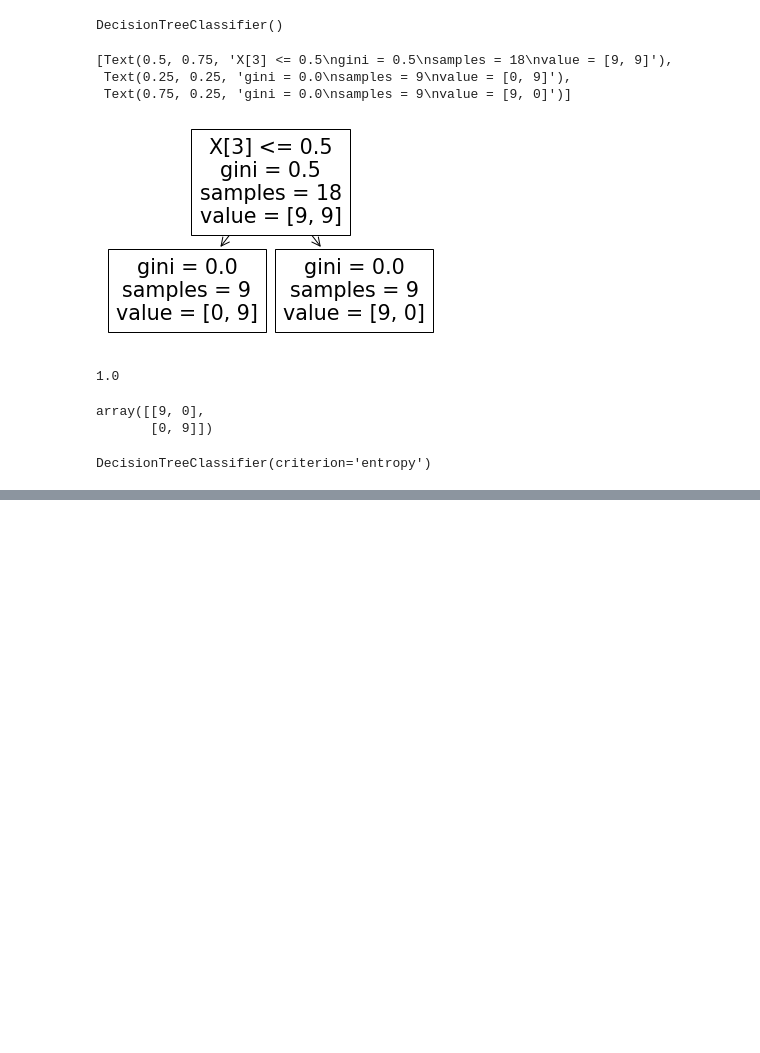
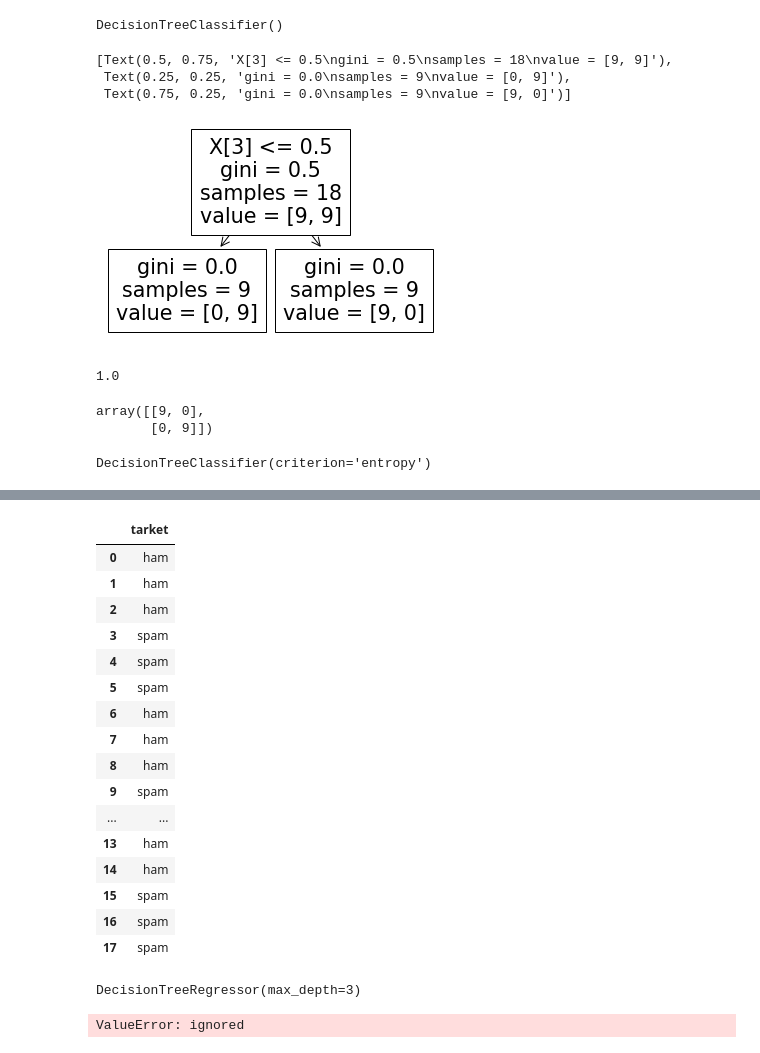
Before and after one commit to Anusarakh/DPDM2021, a Jupyter notebook: Untitled1.ipynb, the cells around one changed output, grey strips where cells are left out. Cells and saved outputs as stored; diff of their text form; code cells hidden in the pictures; blank space fills up the shorter version.

```diff
--- a/Untitled1.ipynb
+++ b/Untitled1.ipynb
@@ -194,0 +242,28 @@ array([[2, 0],
+# %%
+y2
+# %% [output]
+|  | tarket |
+| 0 | ham |
+| 1 | ham |
+| 2 | ham |
+| 3 | spam |
+| 4 | spam |
+| 5 | spam |
+| 6 | ham |
+| 7 | ham |
+| 8 | ham |
+| 9 | spam |
+| ... | ... |
+| 13 | ham |
+| 14 | ham |
+| 15 | spam |
+| 16 | spam |
+| 17 | spam |
+# %%
+print(tree_reg1)
+# %% [output]
+DecisionTreeRegressor(max_depth=3)
+# %%
+tree_reg1.fit(x2, y2)
+# %% [output]
+ValueError: ignored
```
Also changed, not shown: parts of 28 cells of this notebook.
